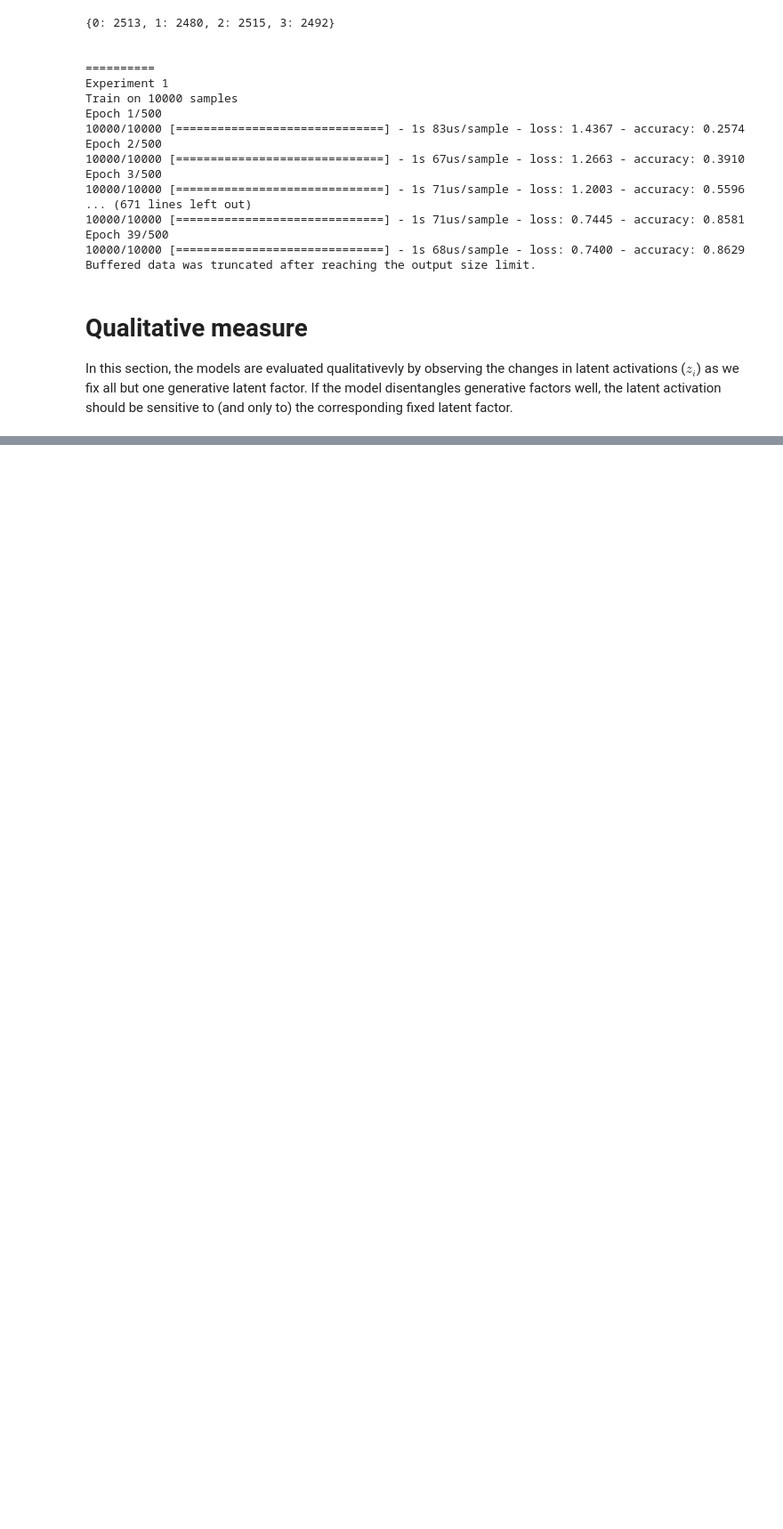
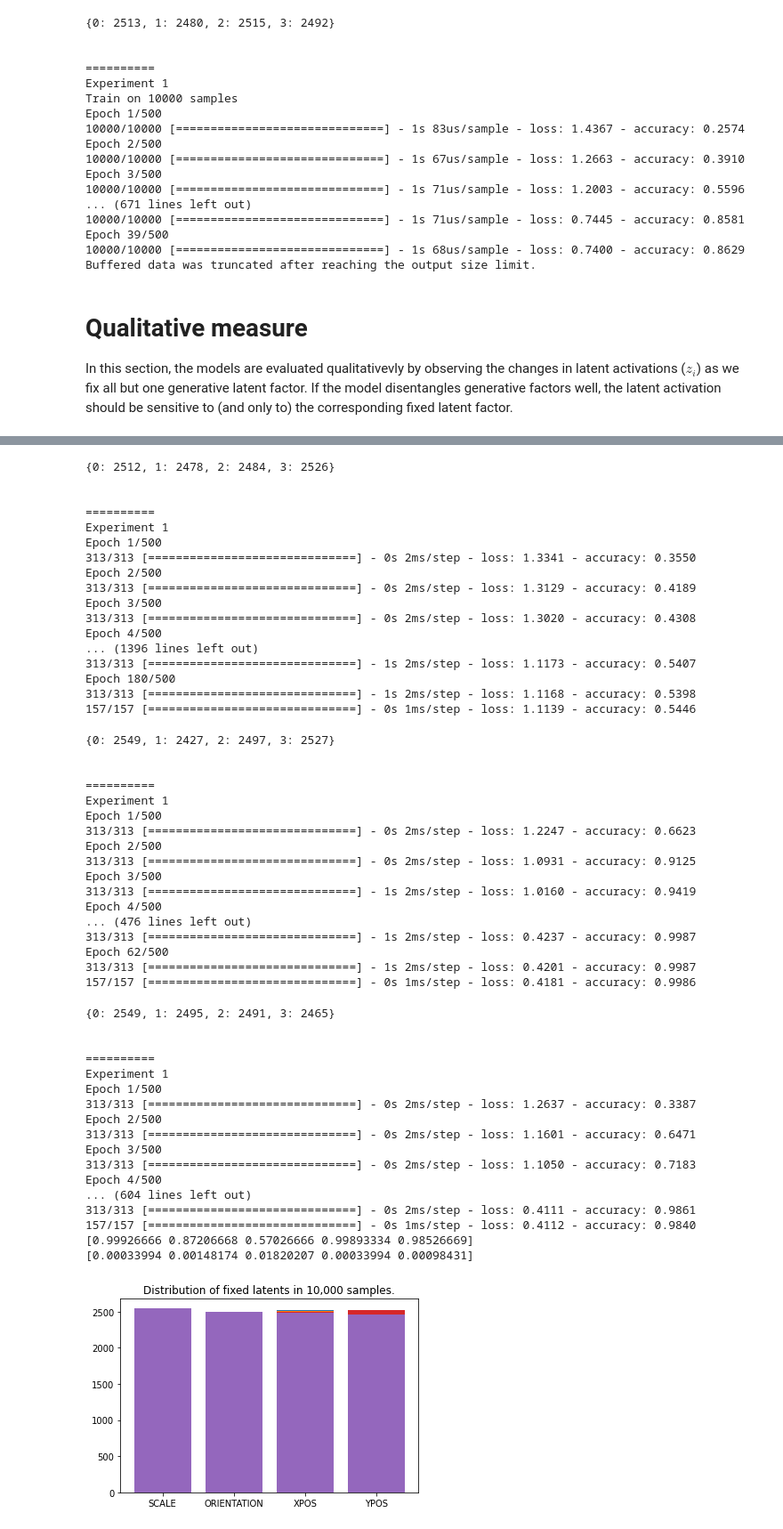
Before and after one commit to maddyflash/betaVAE, a Jupyter notebook: dSprites_benchmark/beta_finder.ipynb, the cells around one changed output, grey strips where cells are left out. Shown at 89% size. Cells and saved outputs as stored; diff of their text form; code cells hidden in the pictures; blank space fills up the shorter version.

```diff
--- a/dSprites_benchmark/beta_finder.ipynb
+++ b/dSprites_benchmark/beta_finder.ipynb
@@ -967,0 +1007,10 @@ plt.savefig("beta_search.png")
+# %%
+accs = []
+for vae in vae5s:
+    accs.append(run_experiment(vae, ds, l=L, batches=B, test_batch=E, reps=REPEAT, with_shapes=False))
+
+# 5x3 matrix
+accs = np.array(accs)
+print(np.mean(accs, axis=1))
+print(np.std(accs, axis=1))
+# %% [output]
@@ -967,0 +1051,52 @@ plt.savefig("beta_search.png")
+{0: 2512, 1: 2478, 2: 2484, 3: 2526}
+
+
+==========
+Experiment 1
+Epoch 1/500
+313/313 [==============================] - 0s 2ms/step - loss: 1.3341 - accuracy: 0.3550
+Epoch 2/500
+313/313 [==============================] - 0s 2ms/step - loss: 1.3129 - accuracy: 0.4189
+Epoch 3/500
+313/313 [==============================] - 0s 2ms/step - loss: 1.3020 - accuracy: 0.4308
+Epoch 4/500
+... (1396 lines left out)
+313/313 [==============================] - 1s 2ms/step - loss: 1.1173 - accuracy: 0.5407
+Epoch 180/500
+313/313 [==============================] - 1s 2ms/step - loss: 1.1168 - accuracy: 0.5398
+157/157 [==============================] - 0s 1ms/step - loss: 1.1139 - accuracy: 0.5446
+{0: 2549, 1: 2427, 2: 2497, 3: 2527}
+
+
+==========
+Experiment 1
+Epoch 1/500
+313/313 [==============================] - 0s 2ms/step - loss: 1.2247 - accuracy: 0.6623
+Epoch 2/500
+313/313 [==============================] - 0s 2ms/step - loss: 1.0931 - accuracy: 0.9125
+Epoch 3/500
+313/313 [==============================] - 1s 2ms/step - loss: 1.0160 - accuracy: 0.9419
+Epoch 4/500
+... (476 lines left out)
+313/313 [==============================] - 1s 2ms/step - loss: 0.4237 - accuracy: 0.9987
+Epoch 62/500
+313/313 [==============================] - 1s 2ms/step - loss: 0.4201 - accuracy: 0.9987
+157/157 [==============================] - 0s 1ms/step - loss: 0.4181 - accuracy: 0.9986
+{0: 2549, 1: 2495, 2: 2491, 3: 2465}
+
+
+==========
+Experiment 1
+Epoch 1/500
+313/313 [==============================] - 0s 2ms/step - loss: 1.2637 - accuracy: 0.3387
+Epoch 2/500
+313/313 [==============================] - 0s 2ms/step - loss: 1.1601 - accuracy: 0.6471
+Epoch 3/500
+313/313 [==============================] - 0s 2ms/step - loss: 1.1050 - accuracy: 0.7183
+Epoch 4/500
+... (604 lines left out)
+313/313 [==============================] - 0s 2ms/step - loss: 0.4111 - accuracy: 0.9861
+157/157 [==============================] - 0s 1ms/step - loss: 0.4112 - accuracy: 0.9840
+[0.99926666 0.87206668 0.57026666 0.99893334 0.98526669]
+[0.00033994 0.00148174 0.01820207 0.00033994 0.00098431]
+[figure, added]
```
Also changed, not shown: parts of 16 cells of this notebook, 16 other files.
